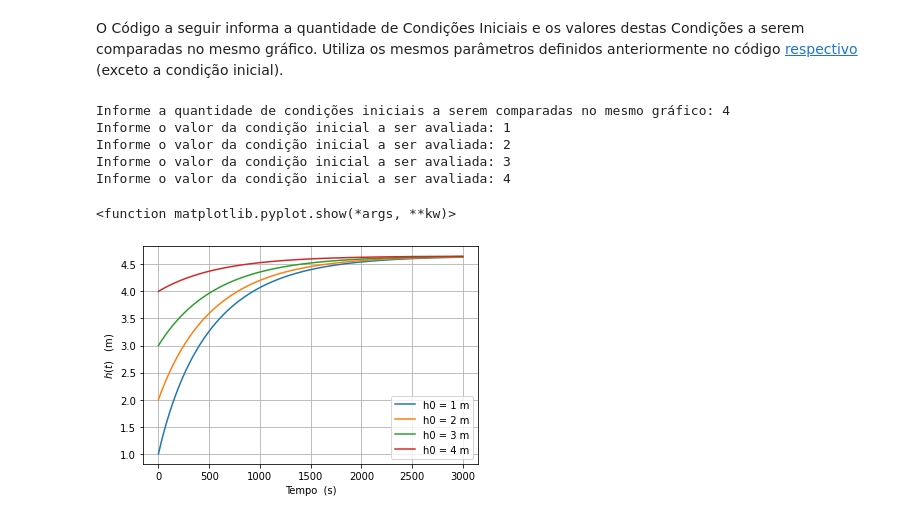
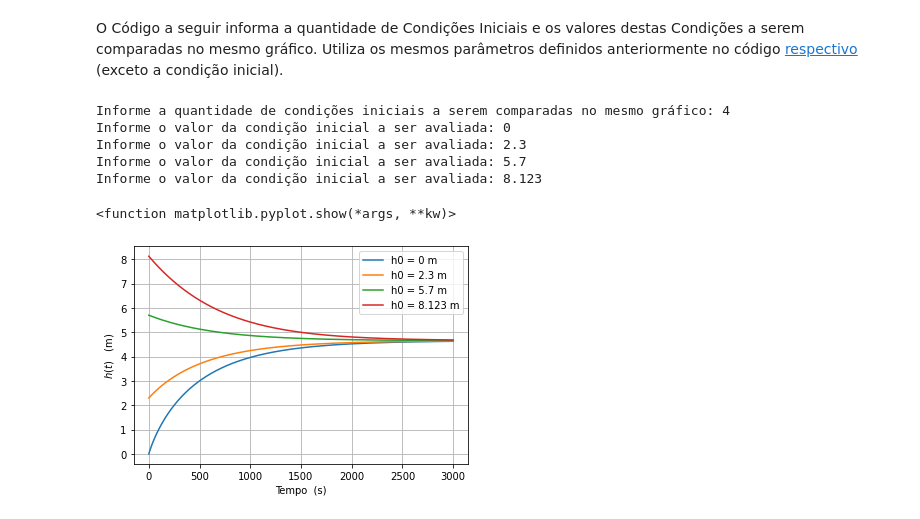
Before and after one commit to yahicoS/CadernosControle-Colab, a Jupyter notebook: ModeloeSimulacaoTanque.ipynb, the cells around one changed output. Drawn from its saved outputs; the diff is of its cells as text; code cells hidden in the pictures.

Commit message:
Separa a variável condição inicial do primeiro gráfico do segundo (a primeira é escalar e a segunda vetor) evita erros de tipo de variável

```diff
--- a/ModeloeSimulacaoTanque.ipynb
+++ b/ModeloeSimulacaoTanque.ipynb
@@ -157,36 +157,32 @@ plt.show
 O Código a seguir informa a quantidade de Condições Iniciais e os valores destas Condições a serem comparadas no mesmo gráfico. Utiliza os mesmos parâmetros definidos anteriormente no código [respectivo](#CodigoEntrada) (exceto a condição inicial).
 # %%
 n = int(input("Informe a quantidade de condições iniciais a serem comparadas no mesmo gráfico: ")) #a função input recebe valores do tipo str assim é necessário convertero número informado para int
-h0 = [] #define a variável h0 como tipo list e vazia
+h0var = [] #define a variável h0var como tipo list e vazia
 for i in range(0,n):
-  h0.append(input("Informe o valor da condição inicial a ser avaliada: ")) #.append adiciona a lista um novo valor e muda seu tamanho a cada iteração
+  h0var.append(input("Informe o valor da condição inicial a ser avaliada: ")) #.append adiciona a lista um novo valor e muda seu tamanho a cada iteração
 # %% [output]
 Informe a quantidade de condições iniciais a serem comparadas no mesmo gráfico: 4
-Informe o valor da condição inicial a ser avaliada: 1
-Informe o valor da condição inicial a ser avaliada: 2
-Informe o valor da condição inicial a ser avaliada: 3
-Informe o valor da condição inicial a ser avaliada: 4
+Informe o valor da condição inicial a ser avaliada: 0
+Informe o valor da condição inicial a ser avaliada: 2.3
+Informe o valor da condição inicial a ser avaliada: 5.7
+Informe o valor da condição inicial a ser avaliada: 8.123
 # %%
 import numpy as np
 import matplotlib.pyplot as plt
 from scipy.integrate import odeint
 
 
-#Definindo o vetor tempo
-t = np.linspace(0,tf,1000)
-
-
 #Resolvendo e plotando a simulação para cada condição inicial avaliada
 
 for i in range(0,n):
-  y = odeint(ode,h0[i],t)
-  plt.plot(t,y[:,0],label="h0 = {} m".format(h0[i]))
+  y = odeint(ode,h0var[i],t,args=(R,r,Qe))
+  plt.plot(t,y[:,0],label="h0 = {} m".format(h0var[i]))
 
 plt.xlabel(r'Tempo  (s)', fontsize = 'medium')
 plt.ylabel(r'$h(t)$   ($\mathrm{m}}$)', fontsize = 'medium')
 plt.legend()
 plt.grid()
 plt.show
 # %% [output]
 <function matplotlib.pyplot.show(*args, **kw)>
-[figure, old version]
+[figure, new version]
```
